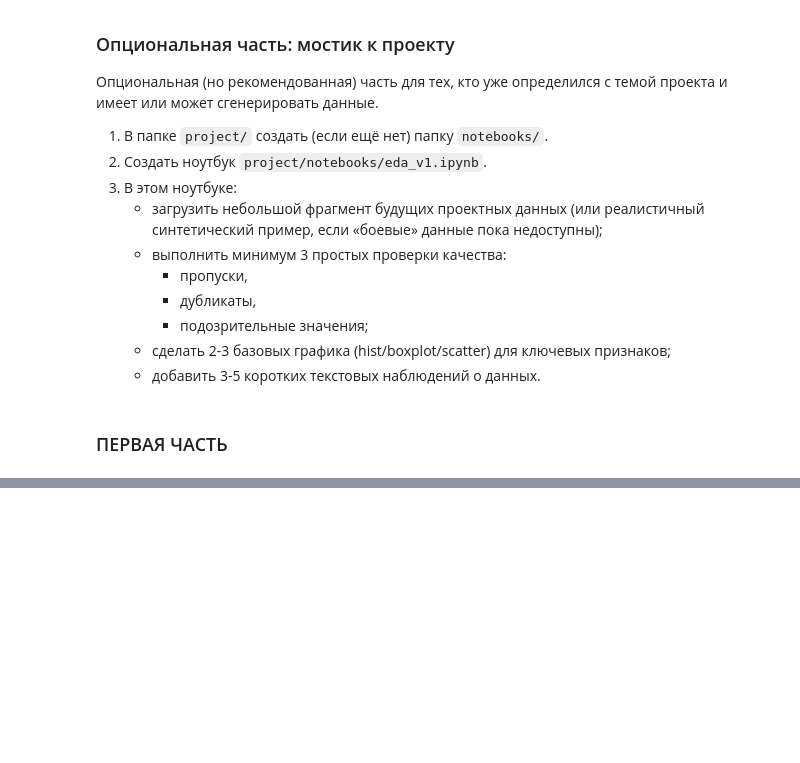
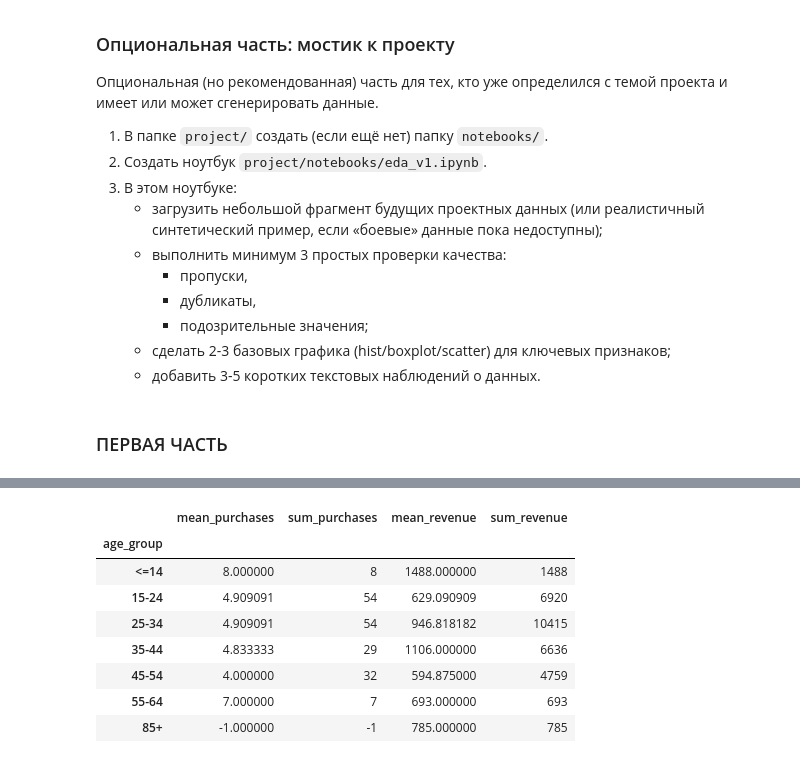
Before and after one commit to Allureeee/allure-aie-lab, a Jupyter notebook: homeworks/HW02/HW02.ipynb, the cells around one changed output, grey strips where cells are left out. Saved outputs shown, nothing was run; the diff lists cells and outputs as text; code cells hidden in the pictures; blank space fills up the shorter version.

```diff
--- a/homeworks/HW02/HW02.ipynb
+++ b/homeworks/HW02/HW02.ipynb
@@ -86,0 +232,13 @@ ModuleNotFoundError: No module named 'pandas'
+# %%
+bins = [0, 15, 25, 35, 45, 55, 65, 75, 85, 100]                                                 #границы интервалов возрастов
+labels = ["<=14", "15-24", "25-34", "35-44", "45-54", "55-64", "65-74", "75-84", "85+"]         #категории возрастных групп
+
+data["age_group"] = pd.cut(         #новый столбец
+    data["age"],
+    bins=bins,
+    labels=labels,
+    include_lowest=True             #включаем самое маленькое значение (0) в первый интервал
+)
+#Сколько наблюдений приходится на каждую возрастную группу
+age_group_c = data["age_group"].value_counts(dropna=True)      #Не считаем строки, где данных нет
+age_group_c
@@ -86,0 +278,22 @@ ModuleNotFoundError: No module named 'pandas'
+# %%
+by_age = (
+    data
+    .groupby("age_group",observed=True)[["purchases", "revenue"]]   #группировка строк по столбцам. observed=True-убирает значения, в которых данных нет, False будет показывать всевозможные категории, даже если данных нет
+    .agg(
+        mean_purchases=("purchases", "mean"),                       #Имена столбцов с функциями: среднее значение(mean) и сумма(sum)
+        sum_purchases=("purchases", "sum"),
+        mean_revenue=("revenue", "mean"),
+        sum_revenue=("revenue", "sum"),
+    )
+)
+by_age
+# %% [output]
+|  | mean_purchases | sum_purchases | mean_revenue | sum_revenue |
+| age_group |  |  |  |  |
+| <=14 | 8.000000 | 8 | 1488.000000 | 1488 |
+| 15-24 | 4.909091 | 54 | 629.090909 | 6920 |
+| 25-34 | 4.909091 | 54 | 946.818182 | 10415 |
+| 35-44 | 4.833333 | 29 | 1106.000000 | 6636 |
+| 45-54 | 4.000000 | 32 | 594.875000 | 4759 |
+| 55-64 | 7.000000 | 7 | 693.000000 | 693 |
+| 85+ | -1.000000 | -1 | 785.000000 | 785 |
```
Also changed, not shown: parts of 24 cells of this notebook, 3 other files.
